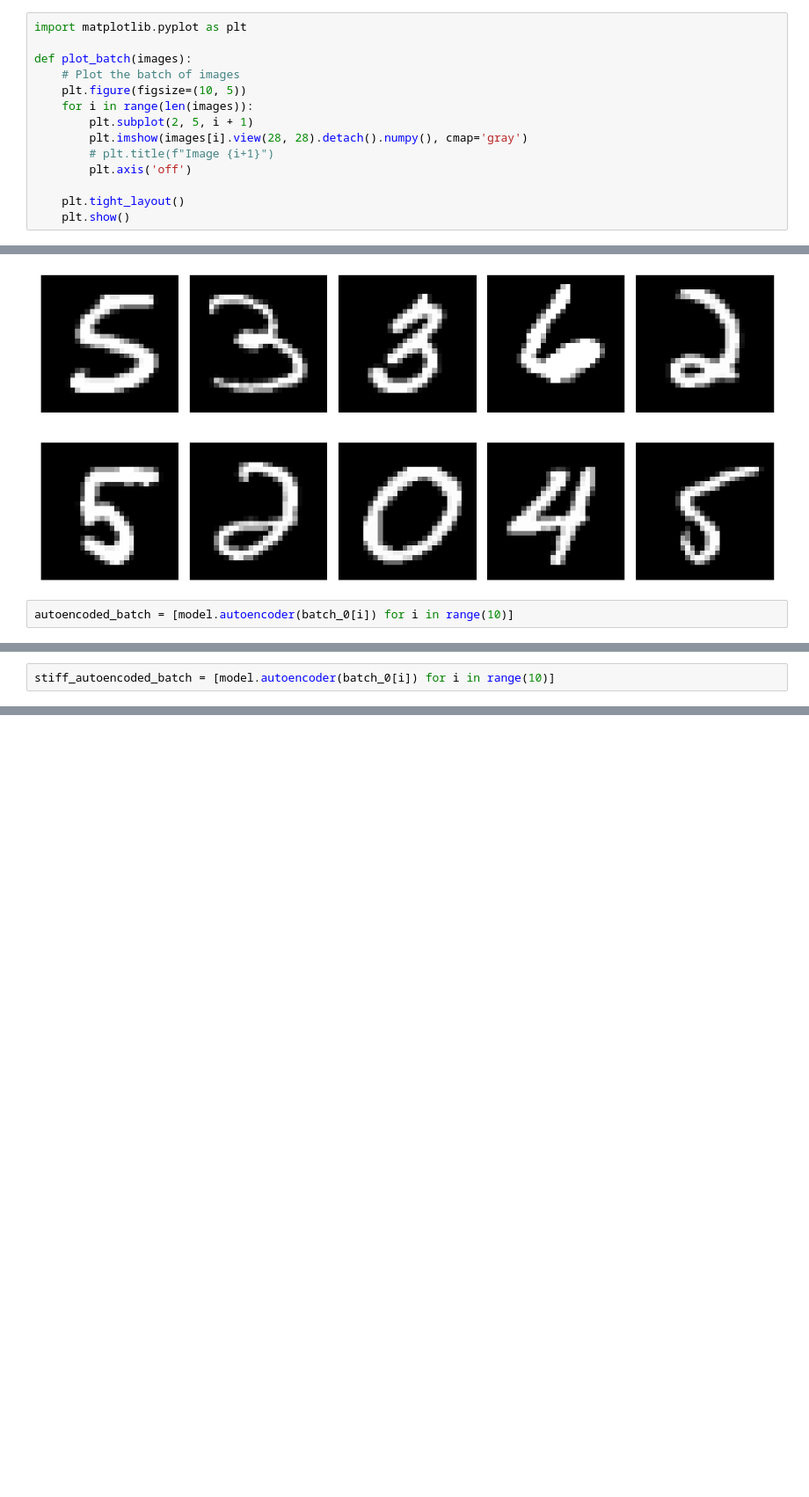
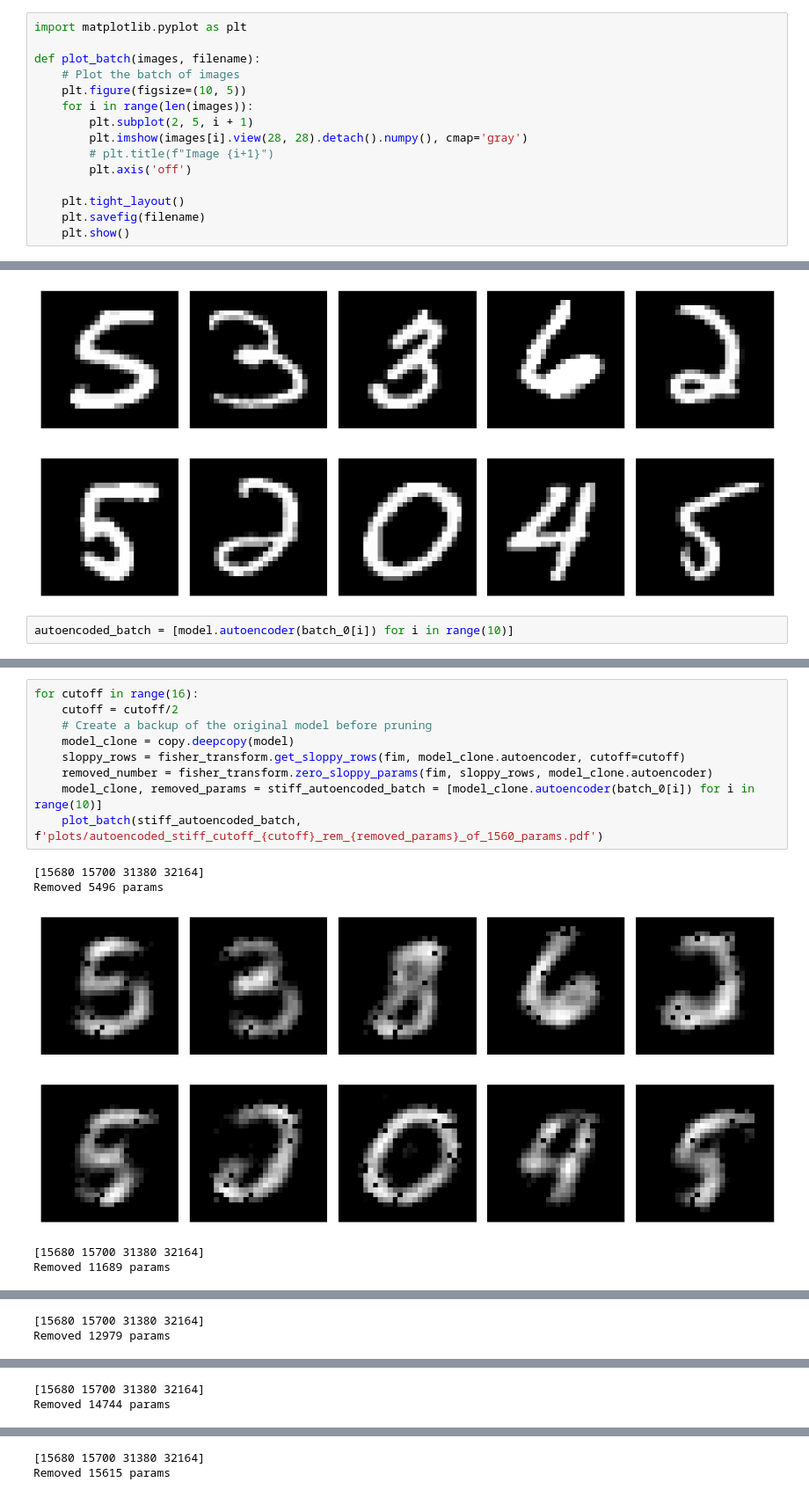
Before and after one commit to xand-stapleton/fisher_pruning, a Jupyter notebook: autoencoder_demo.ipynb, the cells around one changed output, grey strips where cells are left out. Shown at 88% size. Drawn from its saved outputs; the diff is of its cells as text; blank space fills up the shorter version.

```diff
--- a/autoencoder_demo.ipynb
+++ b/autoencoder_demo.ipynb
@@ -35,7 +35,7 @@ test_dataloader = torch.utils.data.DataLoader(
 # %%
 import matplotlib.pyplot as plt
 
-def plot_batch(images):
+def plot_batch(images, filename):
     # Plot the batch of images
     plt.figure(figsize=(10, 5))
     for i in range(len(images)):
@@ -45,6 +45,7 @@ def plot_batch(images):
         plt.axis('off')
 
     plt.tight_layout()
+    plt.savefig(filename)
     plt.show()
 # %%
 # Get a batch of images
@@ -92,2 +106,0 @@ Removed 12979 params
-# %%
-stiff_autoencoded_batch = [model.autoencoder(batch_0[i]) for i in range(10)]
@@ -97,0 +107,15 @@ plot_batch(stiff_autoencoded_batch)
+# %%
+for cutoff in range(16):
+    cutoff = cutoff/2
+    # Create a backup of the original model before pruning
+    model_clone = copy.deepcopy(model)
+    sloppy_rows = fisher_transform.get_sloppy_rows(fim, model_clone.autoencoder, cutoff=cutoff)
+    removed_number = fisher_transform.zero_sloppy_params(fim, sloppy_rows, model_clone.autoencoder)
+    model_clone, removed_params = stiff_autoencoded_batch = [model_clone.autoencoder(batch_0[i]) for i in range(10)]
+    plot_batch(stiff_autoencoded_batch, f'plots/autoencoded_stiff_cutoff_{cutoff}_rem_{removed_params}_of_1560_params.pdf')
+# %% [output]
+[15680 15700 31380 32164]
+Removed 5496 params
+[figure, added]
+[15680 15700 31380 32164]
+Removed 11689 params
@@ -97,0 +123,2 @@ plot_batch(stiff_autoencoded_batch)
+[15680 15700 31380 32164]
+Removed 12979 params
@@ -97,0 +126,2 @@ plot_batch(stiff_autoencoded_batch)
+[15680 15700 31380 32164]
+Removed 14744 params
@@ -97,0 +129,2 @@ plot_batch(stiff_autoencoded_batch)
+[15680 15700 31380 32164]
+Removed 15615 params
```
Also changed, not shown: parts of 10 cells of this notebook, 31 other files.
